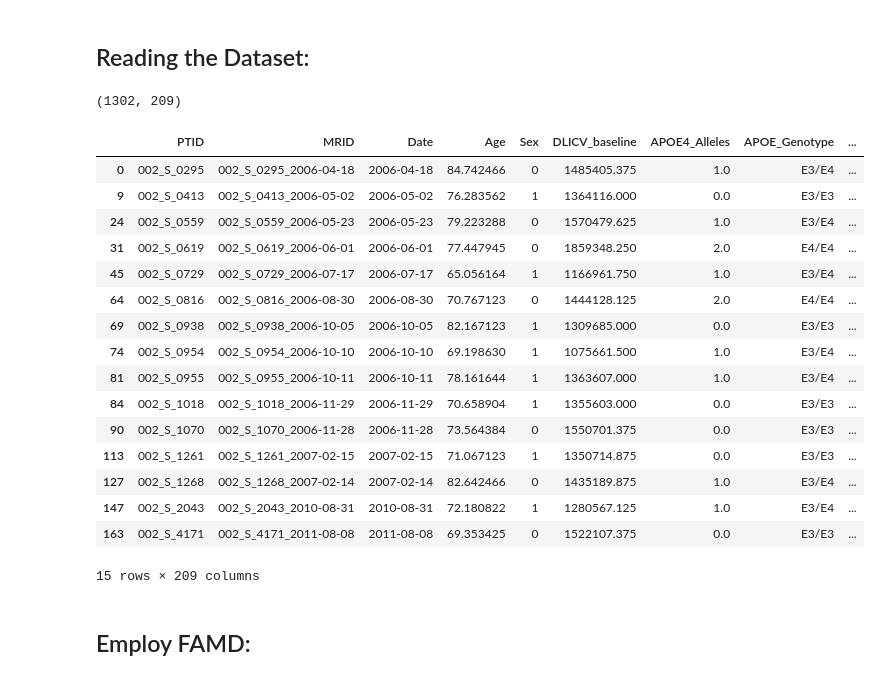
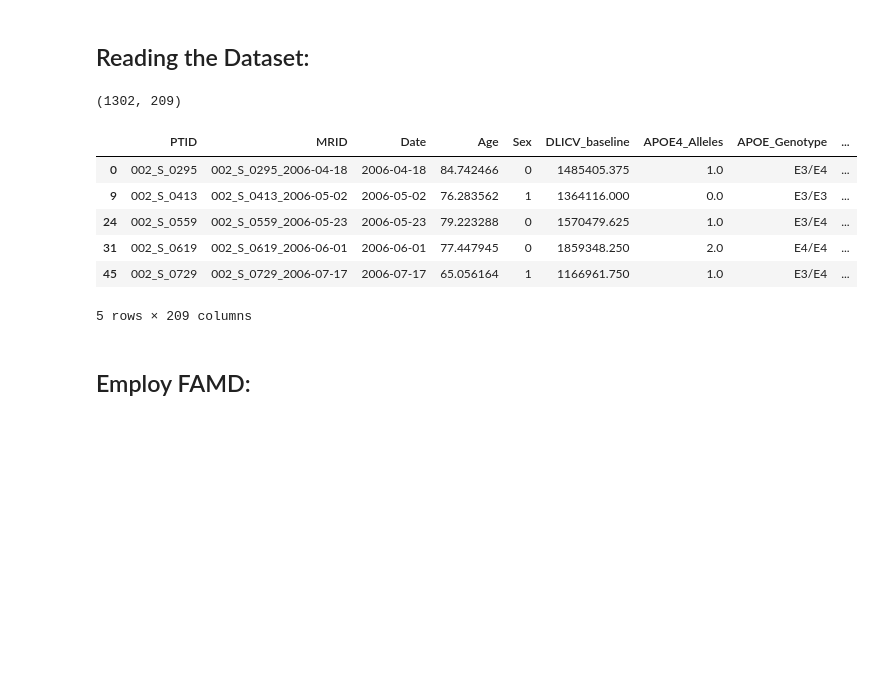
Before and after one commit to georgeaidinis/Dissertation, a Jupyter notebook: DeepCCA Model/FAMD.ipynb, the cells around one changed output. Saved outputs shown, nothing was run; the diff lists cells and outputs as text; code cells hidden in the pictures; blank space fills up the shorter version.

```diff
--- a/DeepCCA Model/FAMD.ipynb
+++ b/DeepCCA Model/FAMD.ipynb
@@ -22,25 +23,15 @@ from prince.prince.famd import FAMD
 # %%
 unique = pd.read_pickle("./DATA/Linearly_Transformed_Unique_Dataset.pkl")
 print(unique.shape)
-unique.head(15)
+unique.head()
 # %% [output]
 (1302, 209)
 |  | PTID | MRID | Date | Age | Sex | DLICV_baseline | APOE4_Alleles | APOE_Genotype | ... |
 | 0 | 002_S_0295 | 002_S_0295_2006-04-18 | 2006-04-18 | 84.742466 | 0 | 1485405.375 | 1.0 | E3/E4 | ... |
 | 9 | 002_S_0413 | 002_S_0413_2006-05-02 | 2006-05-02 | 76.283562 | 1 | 1364116.000 | 0.0 | E3/E3 | ... |
 | 24 | 002_S_0559 | 002_S_0559_2006-05-23 | 2006-05-23 | 79.223288 | 0 | 1570479.625 | 1.0 | E3/E4 | ... |
 | 31 | 002_S_0619 | 002_S_0619_2006-06-01 | 2006-06-01 | 77.447945 | 0 | 1859348.250 | 2.0 | E4/E4 | ... |
 | 45 | 002_S_0729 | 002_S_0729_2006-07-17 | 2006-07-17 | 65.056164 | 1 | 1166961.750 | 1.0 | E3/E4 | ... |
-| 64 | 002_S_0816 | 002_S_0816_2006-08-30 | 2006-08-30 | 70.767123 | 0 | 1444128.125 | 2.0 | E4/E4 | ... |
-| 69 | 002_S_0938 | 002_S_0938_2006-10-05 | 2006-10-05 | 82.167123 | 1 | 1309685.000 | 0.0 | E3/E3 | ... |
-| 74 | 002_S_0954 | 002_S_0954_2006-10-10 | 2006-10-10 | 69.198630 | 1 | 1075661.500 | 1.0 | E3/E4 | ... |
-| 81 | 002_S_0955 | 002_S_0955_2006-10-11 | 2006-10-11 | 78.161644 | 1 | 1363607.000 | 1.0 | E3/E4 | ... |
-| 84 | 002_S_1018 | 002_S_1018_2006-11-29 | 2006-11-29 | 70.658904 | 1 | 1355603.000 | 0.0 | E3/E3 | ... |
-| 90 | 002_S_1070 | 002_S_1070_2006-11-28 | 2006-11-28 | 73.564384 | 0 | 1550701.375 | 0.0 | E3/E3 | ... |
-| 113 | 002_S_1261 | 002_S_1261_2007-02-15 | 2007-02-15 | 71.067123 | 1 | 1350714.875 | 0.0 | E3/E3 | ... |
-| 127 | 002_S_1268 | 002_S_1268_2007-02-14 | 2007-02-14 | 82.642466 | 0 | 1435189.875 | 1.0 | E3/E4 | ... |
-| 147 | 002_S_2043 | 002_S_2043_2010-08-31 | 2010-08-31 | 72.180822 | 1 | 1280567.125 | 1.0 | E3/E4 | ... |
-| 163 | 002_S_4171 | 002_S_4171_2011-08-08 | 2011-08-08 | 69.353425 | 0 | 1522107.375 | 0.0 | E3/E3 | ... |
-15 rows × 209 columns
+5 rows × 209 columns
 # %% [markdown]
 ## Employ FAMD:
```
Also changed, not shown: parts of 10 cells of this notebook, 17 other files.
